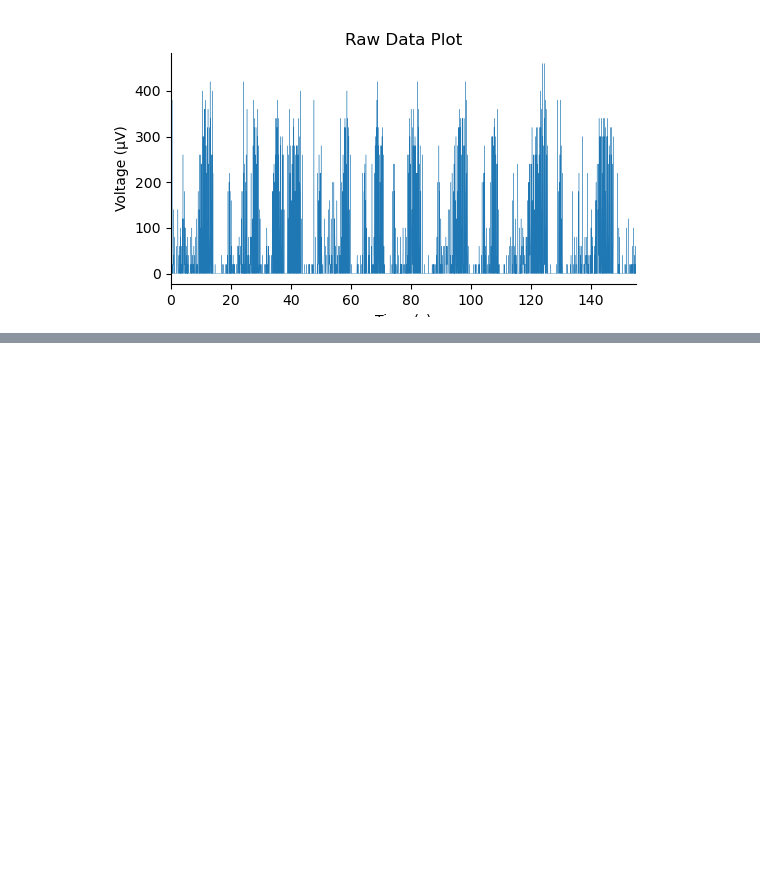
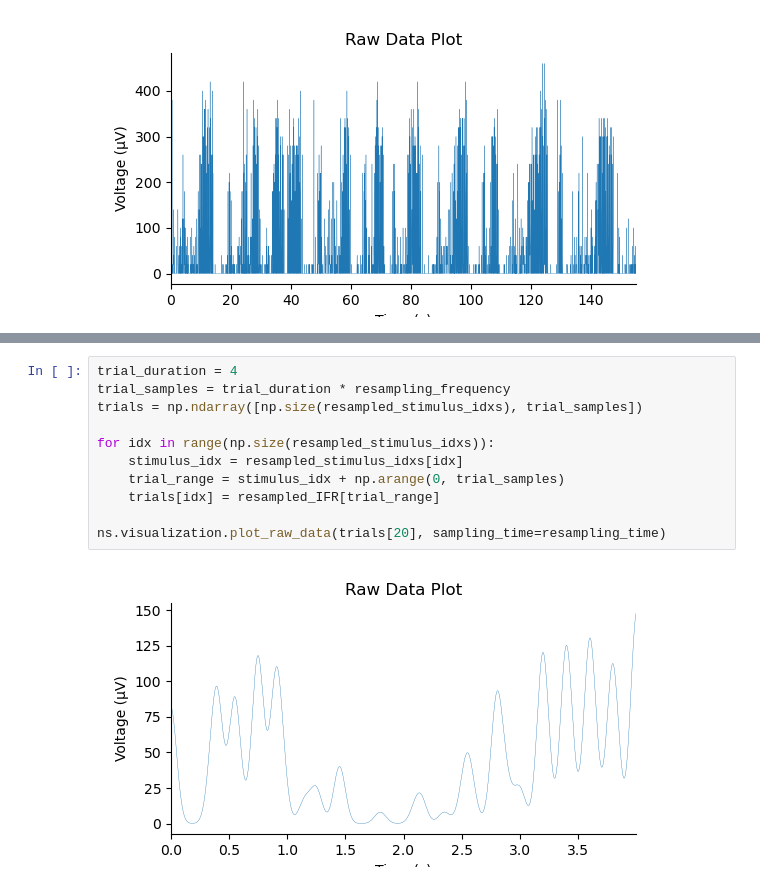
Before and after one commit to FrancescoNegri/neural-signal-analysis-project, a Jupyter notebook: ifr.ipynb, the cells around one changed output, grey strips where cells are left out. Drawn from its saved outputs; the diff is of its cells as text; blank space fills up the shorter version.

Commit message:
Add IFR trials partition

```diff
--- a/ifr.ipynb
+++ b/ifr.ipynb
@@ -48,0 +59,13 @@ ns.visualization.plot_raw_data(resampled_IFR, sampling_time=sampling_time * 25 )
+# %%
+trial_duration = 4
+trial_samples = trial_duration * resampling_frequency
+trials = np.ndarray([np.size(resampled_stimulus_idxs), trial_samples])
+
+for idx in range(np.size(resampled_stimulus_idxs)):
+    stimulus_idx = resampled_stimulus_idxs[idx]
+    trial_range = stimulus_idx + np.arange(0, trial_samples)
+    trials[idx] = resampled_IFR[trial_range]
+
+ns.visualization.plot_raw_data(trials[20], sampling_time=resampling_time)
+# %% [output]
+[figure, added]
```
Also changed, not shown: parts of 4 cells of this notebook.
